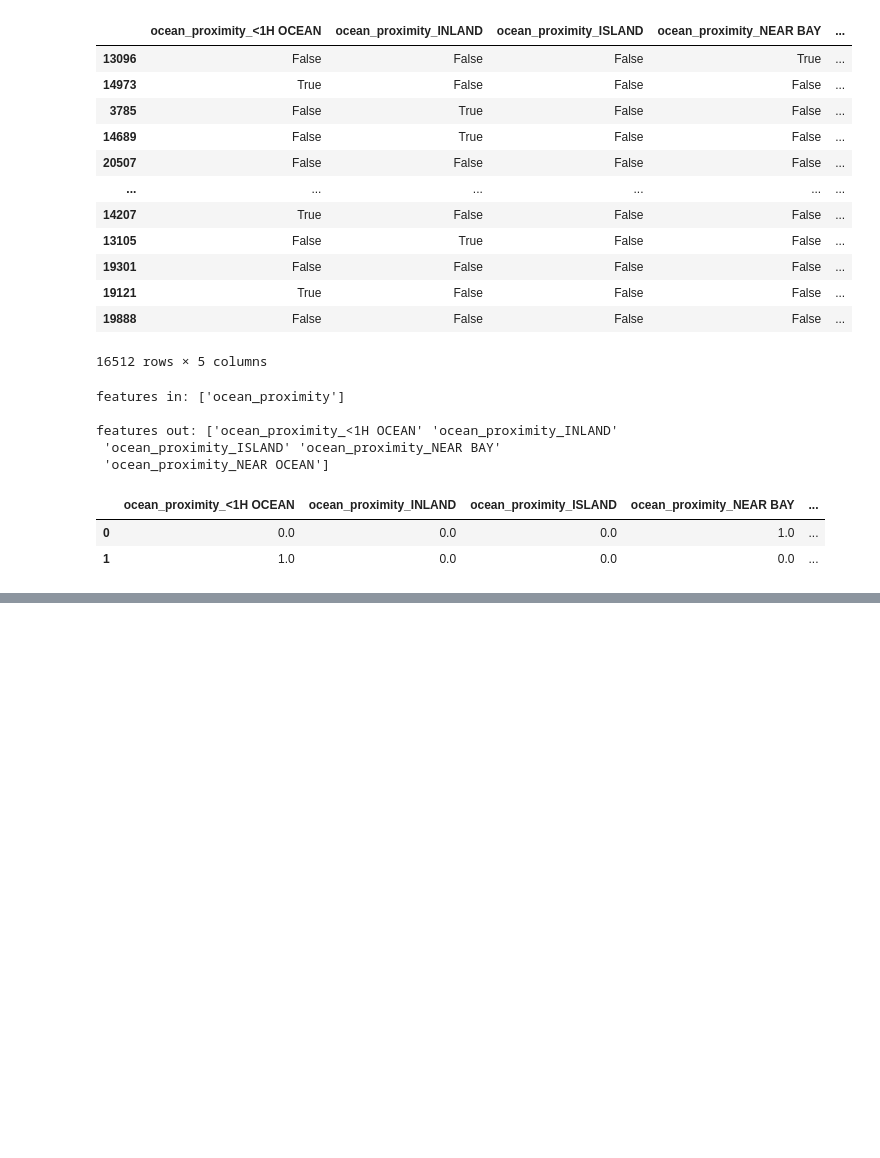
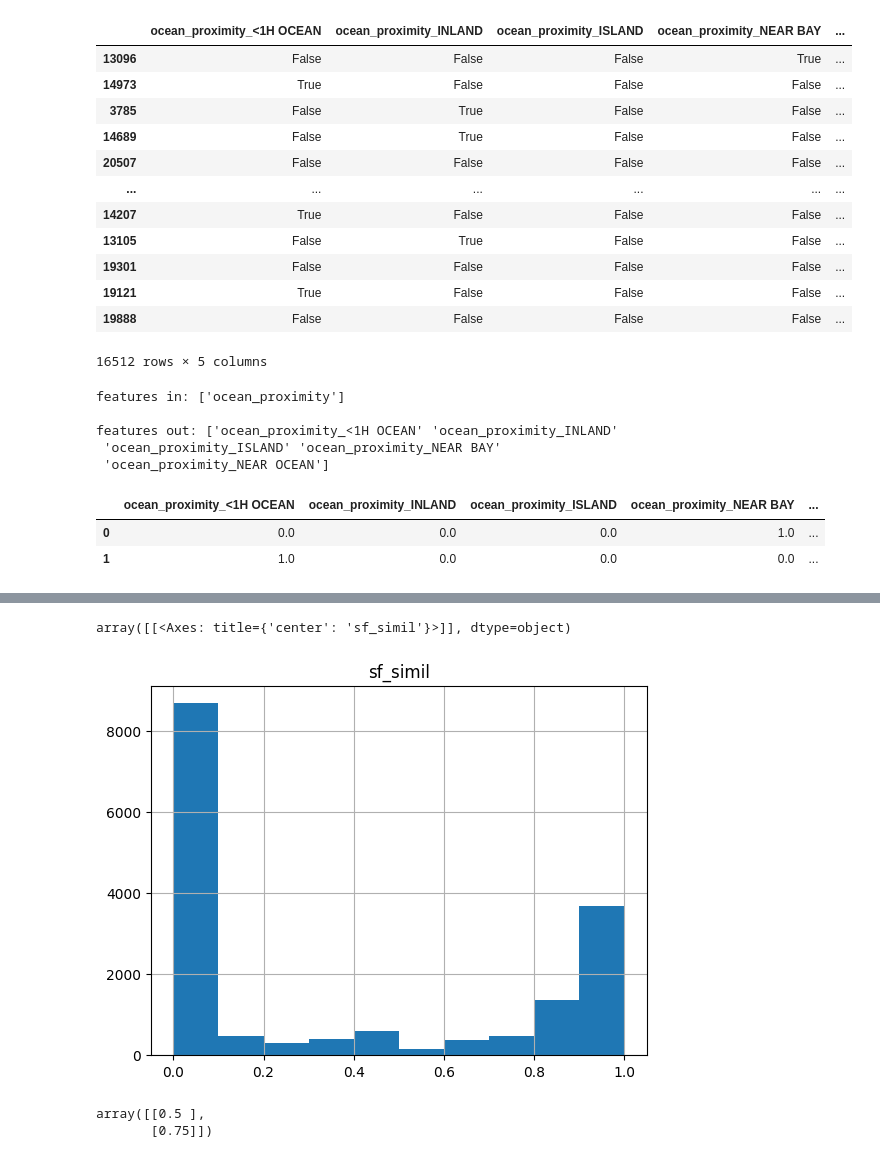
Before and after one commit to fractalate/study-geron-hands-on-machine-learning-with-scikit-learn-keras-and-tensorflow, a Jupyter notebook: Chapter 02/Notebook.ipynb, the cells around one changed output, grey strips where cells are left out. Saved outputs shown, nothing was run; the diff lists cells and outputs as text; code cells hidden in the pictures; blank space fills up the shorter version.

```diff
--- a/Chapter 02/Notebook.ipynb
+++ b/Chapter 02/Notebook.ipynb
@@ -344,0 +461,17 @@ features out: ['ocean_proximity_<1H OCEAN' 'ocean_proximity_INLAND'
+# %%
+# A transformer measuring the similarity to "located in San Francisco". Location is another kind of multi-modal feature.
+sf_coords = (37.7749, -122.41)
+sf_transformer = FunctionTransformer(rbf_kernel, kw_args=dict(Y=[sf_coords], gamma=0.1))
+sf_simil = sf_transformer.transform(housing[["latitude", "longitude"]])
+
+pd.DataFrame(sf_simil, columns=["sf_simil"]).hist(bins=10)
+# %% [output]
+array([[<Axes: title={'center': 'sf_simil'}>]], dtype=object)
+[figure, added]
+# %%
+# A useful operation with transformers is to combine features.
+ratio_transformer = FunctionTransformer(lambda X: X[:, [0]] / X[:, [1]])
+ratio_transformer.transform(np.array([[1.0, 2.0], [3.0, 4.0]]))
+# %% [output]
+array([[0.5 ],
+       [0.75]])
```
Also changed, not shown: parts of 15 cells of this notebook.
